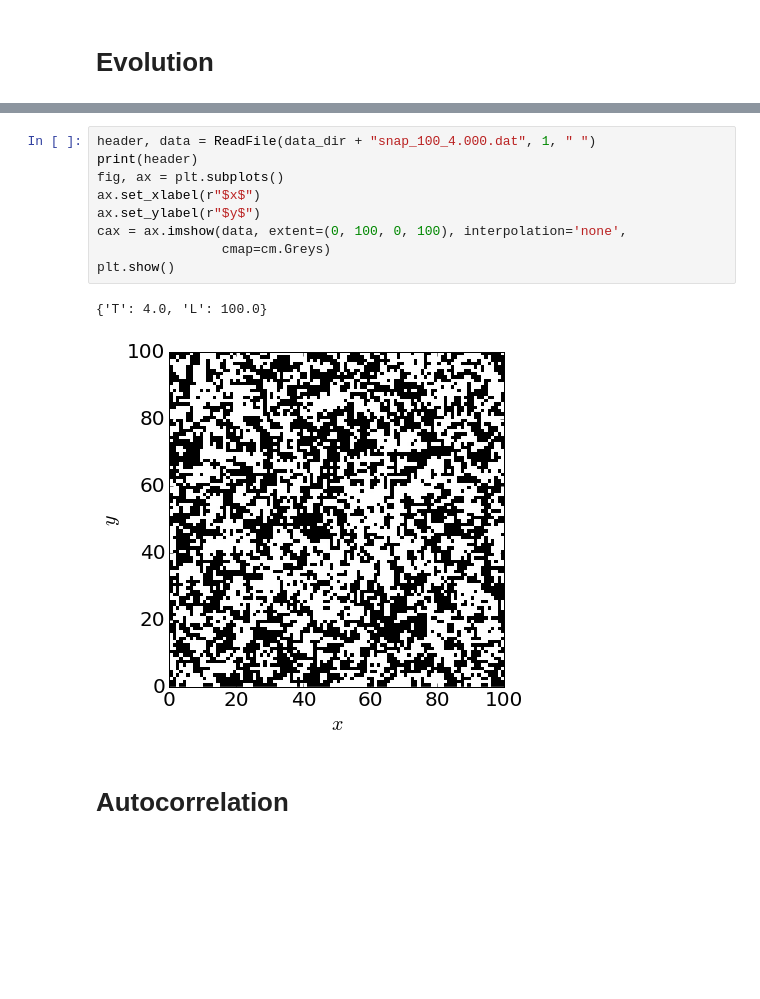
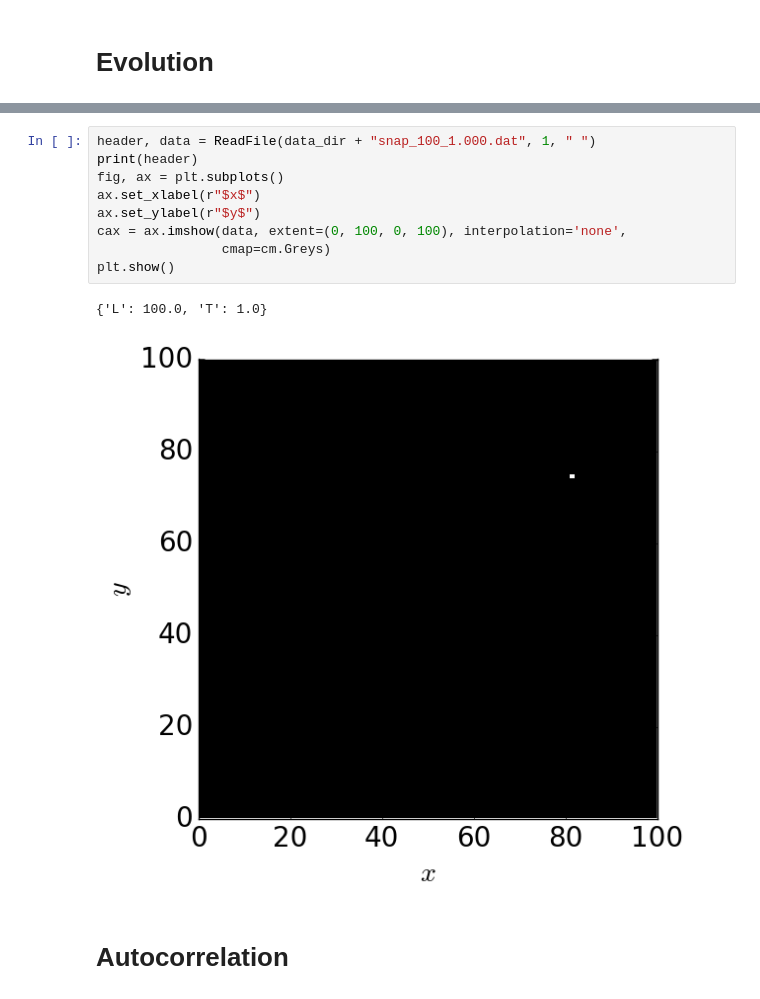
Before and after one commit to boundter/ising, a Jupyter notebook: result/plt/plots.ipynb, the cells around one changed output, grey strips where cells are left out. Saved outputs shown, nothing was run; the diff lists cells and outputs as text; blank space fills up the shorter version.

```diff
--- a/result/plt/plots.ipynb
+++ b/result/plt/plots.ipynb
@@ -64,15 +68,15 @@ plt.show()
 # %%
-header, data = ReadFile(data_dir + "snap_100_4.000.dat", 1, " ")
+header, data = ReadFile(data_dir + "snap_100_1.000.dat", 1, " ")
 print(header)
 fig, ax = plt.subplots()
 ax.set_xlabel(r"$x$")
 ax.set_ylabel(r"$y$")
 cax = ax.imshow(data, extent=(0, 100, 0, 100), interpolation='none',
                 cmap=cm.Greys)
 plt.show()
 # %% [output]
-{'T': 4.0, 'L': 100.0}
+{'L': 100.0, 'T': 1.0}
-[figure, old version]
+[figure, new version]
 # %% [markdown]
 # Autocorrelation
 # %%
```
Also changed, not shown: parts of 6 cells of this notebook, 6 other files.
